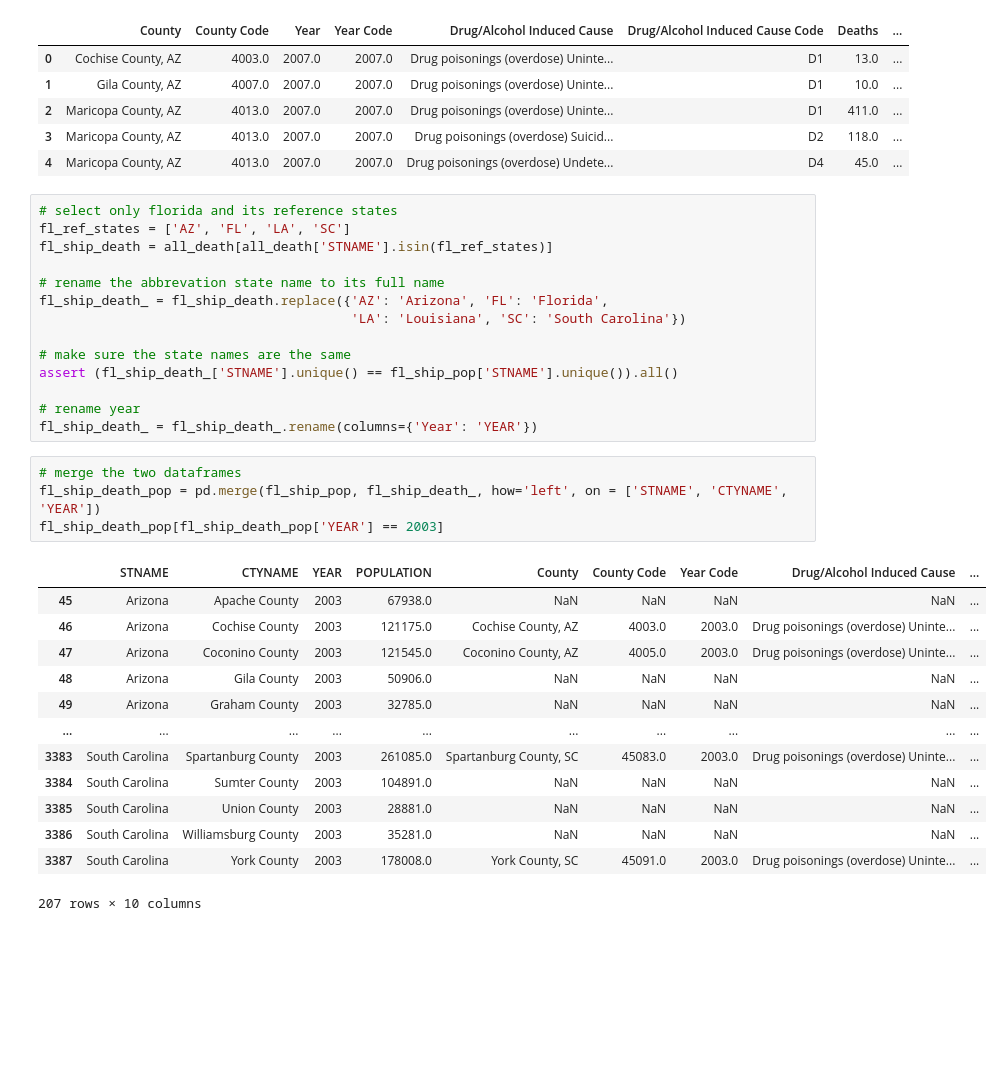
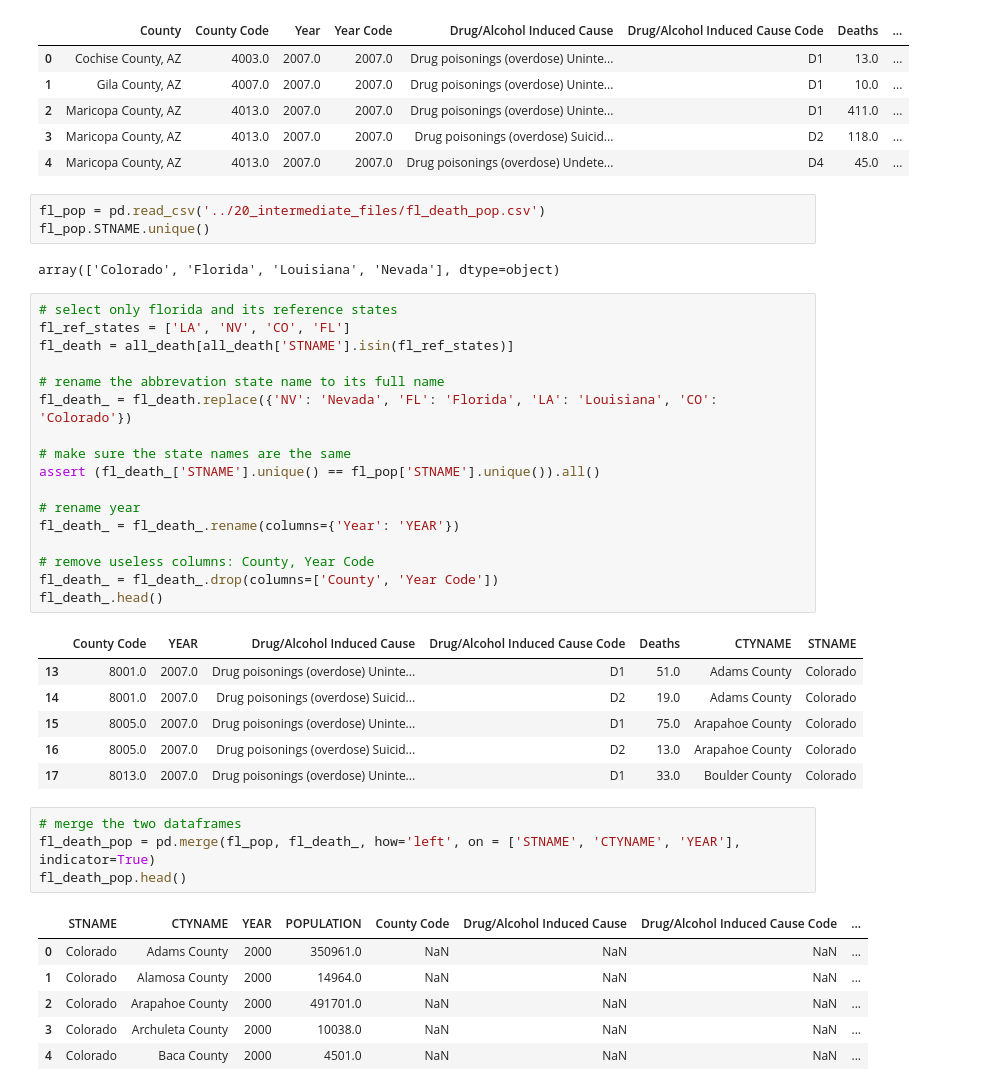
Before and after one commit to YZhu0225/Estimating-the-Impact-of-Opioid-Control-Policies, a Jupyter notebook: 10_code/merge_pop_death.ipynb, the cells around one changed output. Cells and saved outputs as stored; diff of their text form; blank space fills up the shorter version.

Commit message:
merge pop and death

```diff
--- a/10_code/merge_pop_death.ipynb
+++ b/10_code/merge_pop_death.ipynb
@@ -23,35 +13,43 @@ all_death.head()
 | 2 | Maricopa County, AZ | 4013.0 | 2007.0 | 2007.0 | Drug poisonings (overdose) Uninte... | D1 | 411.0 | ... |
 | 3 | Maricopa County, AZ | 4013.0 | 2007.0 | 2007.0 | Drug poisonings (overdose) Suicid... | D2 | 118.0 | ... |
 | 4 | Maricopa County, AZ | 4013.0 | 2007.0 | 2007.0 | Drug poisonings (overdose) Undete... | D4 | 45.0 | ... |
+# %%
+fl_pop = pd.read_csv('../20_intermediate_files/fl_death_pop.csv')
+fl_pop.STNAME.unique()
+# %% [output]
+array(['Colorado', 'Florida', 'Louisiana', 'Nevada'], dtype=object)
 # %%
 # select only florida and its reference states
-fl_ref_states = ['AZ', 'FL', 'LA', 'SC']
-fl_ship_death = all_death[all_death['STNAME'].isin(fl_ref_states)]
+fl_ref_states = ['LA', 'NV', 'CO', 'FL']
+fl_death = all_death[all_death['STNAME'].isin(fl_ref_states)]
 
 # rename the abbrevation state name to its full name
-fl_ship_death_ = fl_ship_death.replace({'AZ': 'Arizona', 'FL': 'Florida',
-                                        'LA': 'Louisiana', 'SC': 'South Carolina'})
+fl_death_ = fl_death.replace({'NV': 'Nevada', 'FL': 'Florida', 'LA': 'Louisiana', 'CO': 'Colorado'})
 
 # make sure the state names are the same
-assert (fl_ship_death_['STNAME'].unique() == fl_ship_pop['STNAME'].unique()).all()
+assert (fl_death_['STNAME'].unique() == fl_pop['STNAME'].unique()).all()
 
 # rename year
-fl_ship_death_ = fl_ship_death_.rename(columns={'Year': 'YEAR'})
+fl_death_ = fl_death_.rename(columns={'Year': 'YEAR'})
+
+# remove useless columns: County, Year Code
+fl_death_ = fl_death_.drop(columns=['County', 'Year Code'])
+fl_death_.head()
+# %% [output]
+|  | County Code | YEAR | Drug/Alcohol Induced Cause | Drug/Alcohol Induced Cause Code | Deaths | CTYNAME | STNAME |
+| 13 | 8001.0 | 2007.0 | Drug poisonings (overdose) Uninte... | D1 | 51.0 | Adams County | Colorado |
+| 14 | 8001.0 | 2007.0 | Drug poisonings (overdose) Suicid... | D2 | 19.0 | Adams County | Colorado |
+| 15 | 8005.0 | 2007.0 | Drug poisonings (overdose) Uninte... | D1 | 75.0 | Arapahoe County | Colorado |
+| 16 | 8005.0 | 2007.0 | Drug poisonings (overdose) Suicid... | D2 | 13.0 | Arapahoe County | Colorado |
+| 17 | 8013.0 | 2007.0 | Drug poisonings (overdose) Uninte... | D1 | 33.0 | Boulder County | Colorado |
 # %%
 # merge the two dataframes
-fl_ship_death_pop = pd.merge(fl_ship_pop, fl_ship_death_, how='left', on = ['STNAME', 'CTYNAME', 'YEAR'])
-fl_ship_death_pop[fl_ship_death_pop['YEAR'] == 2003]
+fl_death_pop = pd.merge(fl_pop, fl_death_, how='left', on = ['STNAME', 'CTYNAME', 'YEAR'], indicator=True)
+fl_death_pop.head()
 # %% [output]
-|  | STNAME | CTYNAME | YEAR | POPULATION | County | County Code | Year Code | Drug/Alcohol Induced Cause | ... |
-| 45 | Arizona | Apache County | 2003 | 67938.0 | NaN | NaN | NaN | NaN | ... |
-| 46 | Arizona | Cochise County | 2003 | 121175.0 | Cochise County, AZ | 4003.0 | 2003.0 | Drug poisonings (overdose) Uninte... | ... |
-| 47 | Arizona | Coconino County | 2003 | 121545.0 | Coconino County, AZ | 4005.0 | 2003.0 | Drug poisonings (overdose) Uninte... | ... |
-| 48 | Arizona | Gila County | 2003 | 50906.0 | NaN | NaN | NaN | NaN | ... |
-| 49 | Arizona | Graham County | 2003 | 32785.0 | NaN | NaN | NaN | NaN | ... |
-| ... | ... | ... | ... | ... | ... | ... | ... | ... | ... |
-| 3383 | South Carolina | Spartanburg County | 2003 | 261085.0 | Spartanburg County, SC | 45083.0 | 2003.0 | Drug poisonings (overdose) Uninte... | ... |
-| 3384 | South Carolina | Sumter County | 2003 | 104891.0 | NaN | NaN | NaN | NaN | ... |
-| 3385 | South Carolina | Union County | 2003 | 28881.0 | NaN | NaN | NaN | NaN | ... |
-| 3386 | South Carolina | Williamsburg County | 2003 | 35281.0 | NaN | NaN | NaN | NaN | ... |
-| 3387 | South Carolina | York County | 2003 | 178008.0 | York County, SC | 45091.0 | 2003.0 | Drug poisonings (overdose) Uninte... | ... |
+|  | STNAME | CTYNAME | YEAR | POPULATION | County Code | Drug/Alcohol Induced Cause | Drug/Alcohol Induced Cause Code | ... |
+| 0 | Colorado | Adams County | 2000 | 350961.0 | NaN | NaN | NaN | ... |
+| 1 | Colorado | Alamosa County | 2000 | 14964.0 | NaN | NaN | NaN | ... |
+| 2 | Colorado | Arapahoe County | 2000 | 491701.0 | NaN | NaN | NaN | ... |
+| 3 | Colorado | Archuleta County | 2000 | 10038.0 | NaN | NaN | NaN | ... |
+| 4 | Colorado | Baca County | 2000 | 4501.0 | NaN | NaN | NaN | ... |
-207 rows × 10 columns
```
Also changed, not shown: parts of 13 cells of this notebook, 1 other file.
